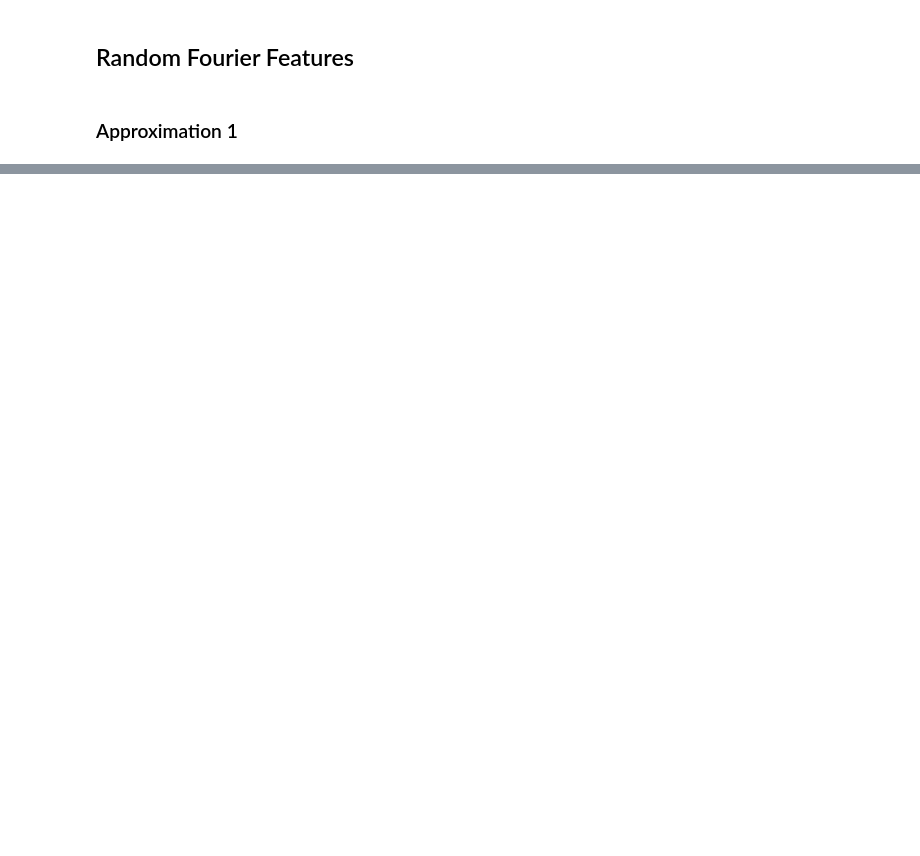
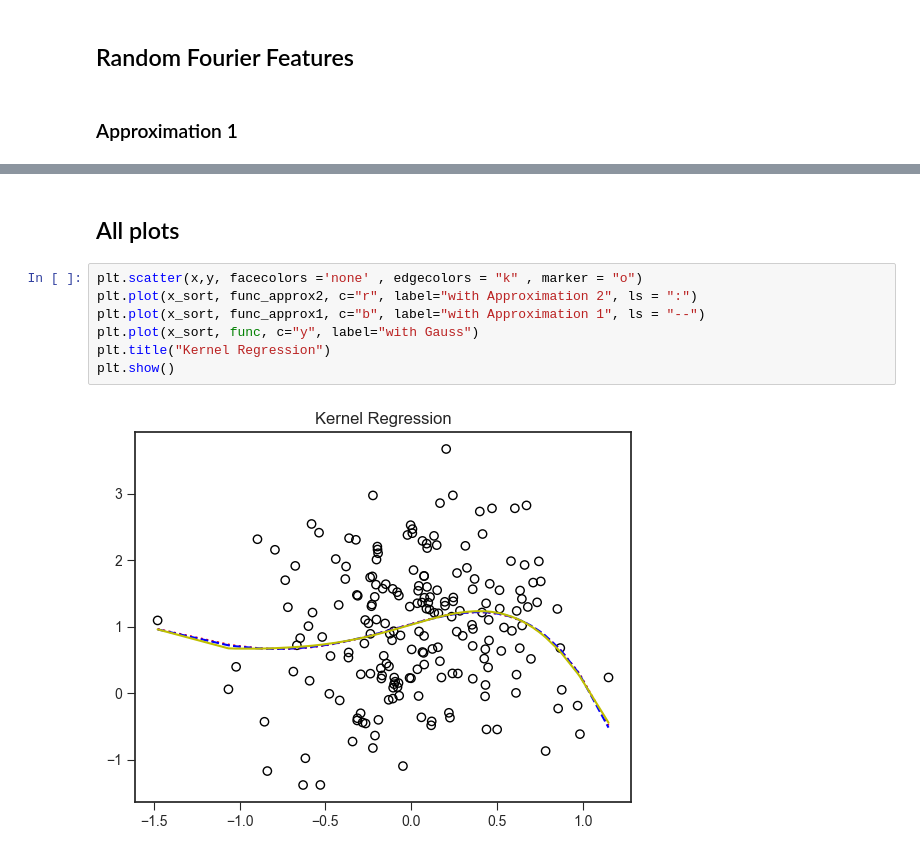
Before and after one commit to helenatp/prosjektoppgaveTPK4560, a Jupyter notebook: src/least_square_regression.ipynb, the cells around one changed output, grey strips where cells are left out. Cells and saved outputs as stored; diff of their text form; blank space fills up the shorter version.

```diff
--- a/src/least_square_regression.ipynb
+++ b/src/least_square_regression.ipynb
@@ -157,0 +212,11 @@ print(K_approx1(x, x, w, b, m))
+# %% [markdown]
+## All plots
+# %%
+plt.scatter(x,y, facecolors ='none' , edgecolors = "k" , marker = "o")
+plt.plot(x_sort, func_approx2, c="r", label="with Approximation 2", ls = ":")
+plt.plot(x_sort, func_approx1, c="b", label="with Approximation 1", ls = "--")
+plt.plot(x_sort, func, c="y", label="with Gauss")
+plt.title("Kernel Regression")
+plt.show()
+# %% [output]
+[figure, added]
```
Also changed, not shown: parts of 20 cells of this notebook.
